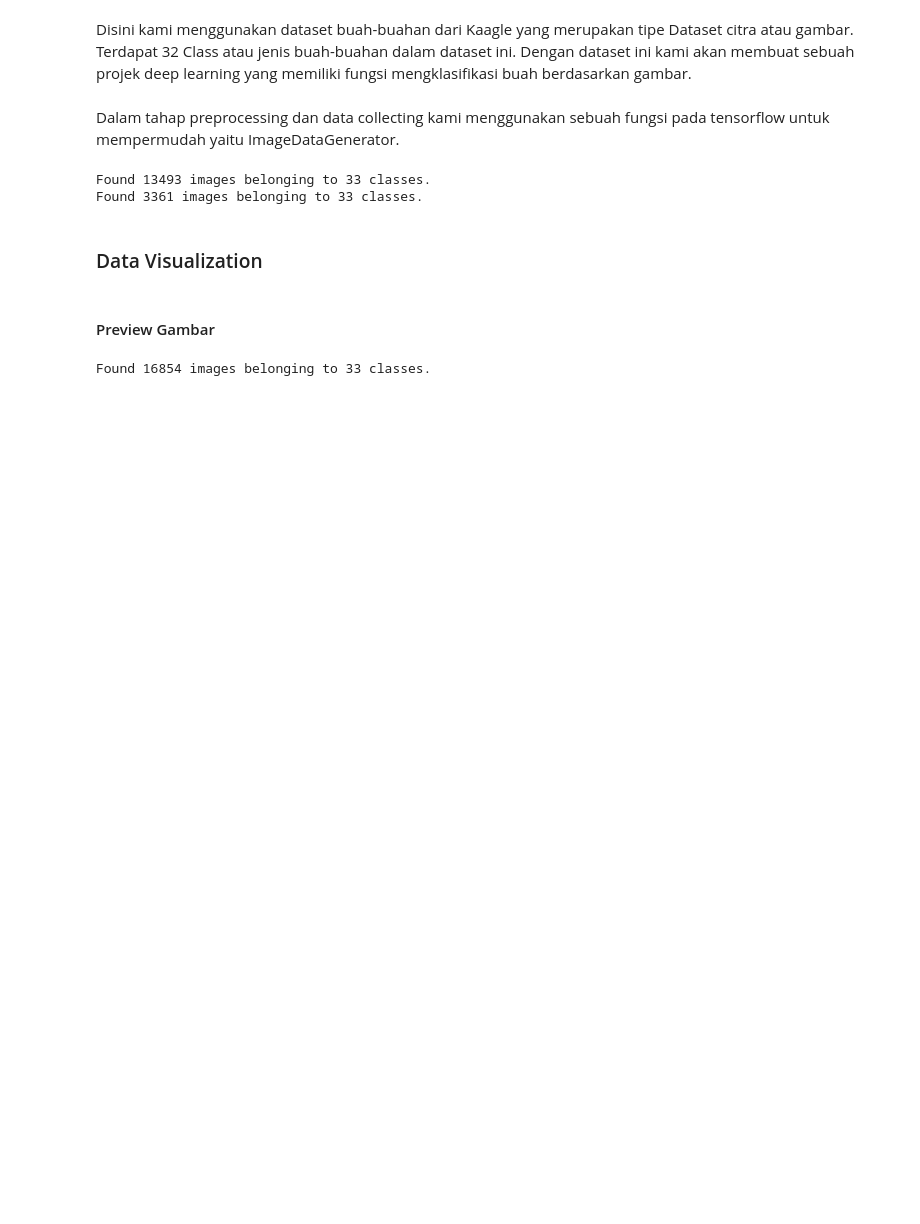
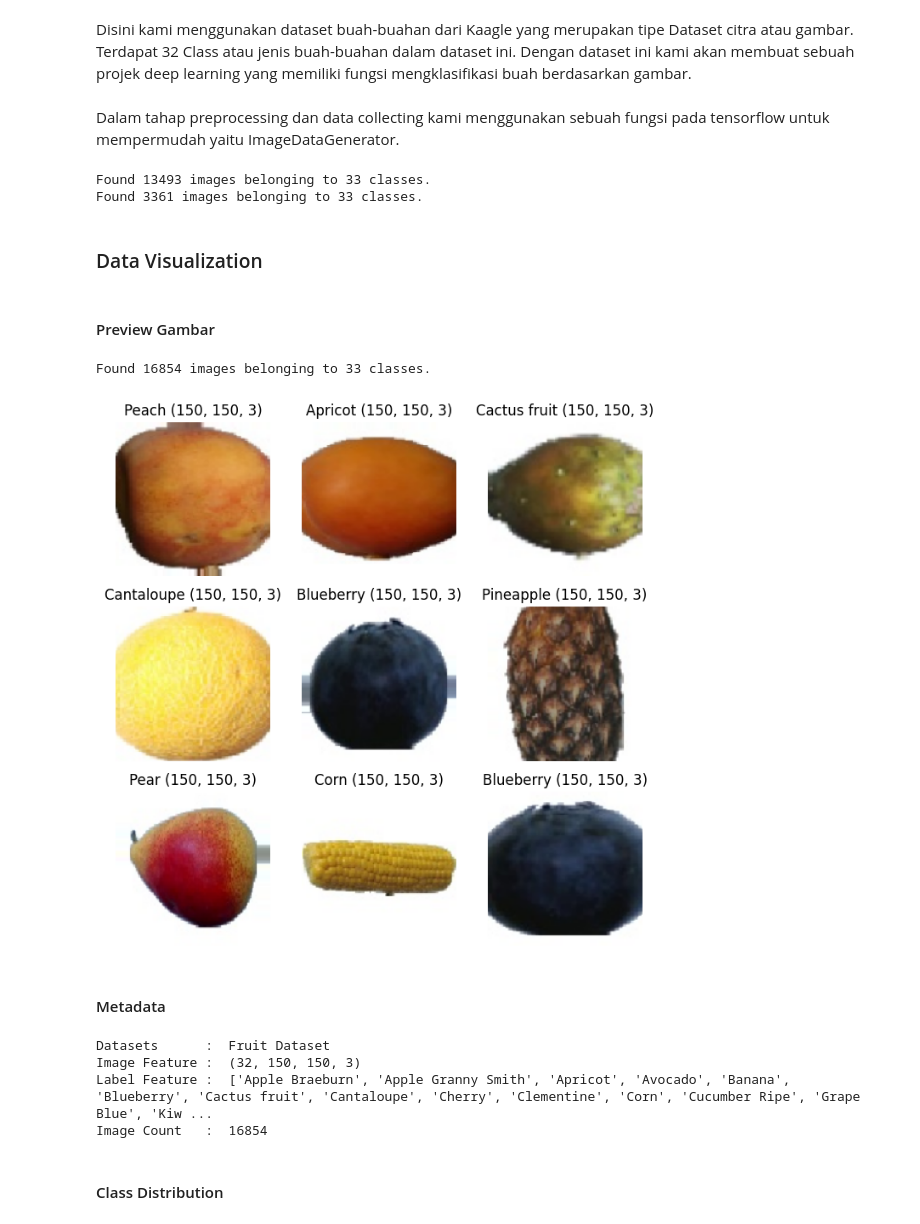
Before and after one commit to chen1404/PA-KB-KELOMPOK7, a Jupyter notebook: PA_KB.ipynb, the cells around one changed output. Saved outputs shown, nothing was run; the diff lists cells and outputs as text; code cells hidden in the pictures; blank space fills up the shorter version.

Commit message:
Visualisasi Data

```diff
--- a/PA_KB.ipynb
+++ b/PA_KB.ipynb
@@ -83,3 +83,18 @@ train_generator = train_datagen.flow_from_directory(
         class_mode='categorical')
 # %% [output]
 Found 16854 images belonging to 33 classes.
+# %%
+class_names = os.listdir(train_path)
+
+image, label = train_generator.next()
+
+plt.figure(figsize=(8,8))
+for i in range(9):
+  ax = plt.subplot(3, 3, i + 1)
+  plt.imshow(image[i])
+  plt.title(f'{class_names[np.argmax(label[i])]} {image[i].shape}')
+  plt.axis("off")
+# %% [output]
+[figure, added]
+# %% [markdown]
+#### Metadata
@@ -85,0 +107,12 @@ Found 16854 images belonging to 33 classes.
+# %%
+print("Datasets      :  Fruit Dataset")
+print("Image Feature : ", image.shape)
+print("Label Feature : ", class_names)
+print("Image Count   : ", getsize())
+# %% [output]
+Datasets      :  Fruit Dataset
+Image Feature :  (32, 150, 150, 3)
+Label Feature :  ['Apple Braeburn', 'Apple Granny Smith', 'Apricot', 'Avocado', 'Banana', 'Blueberry', 'Cactus fruit', 'Cantaloupe', 'Cherry', 'Clementine', 'Corn', 'Cucumber Ripe', 'Grape Blue', 'Kiw ...
+Image Count   :  16854
+# %% [markdown]
+#### Class Distribution
```
Also changed, not shown: parts of 3 cells of this notebook.
